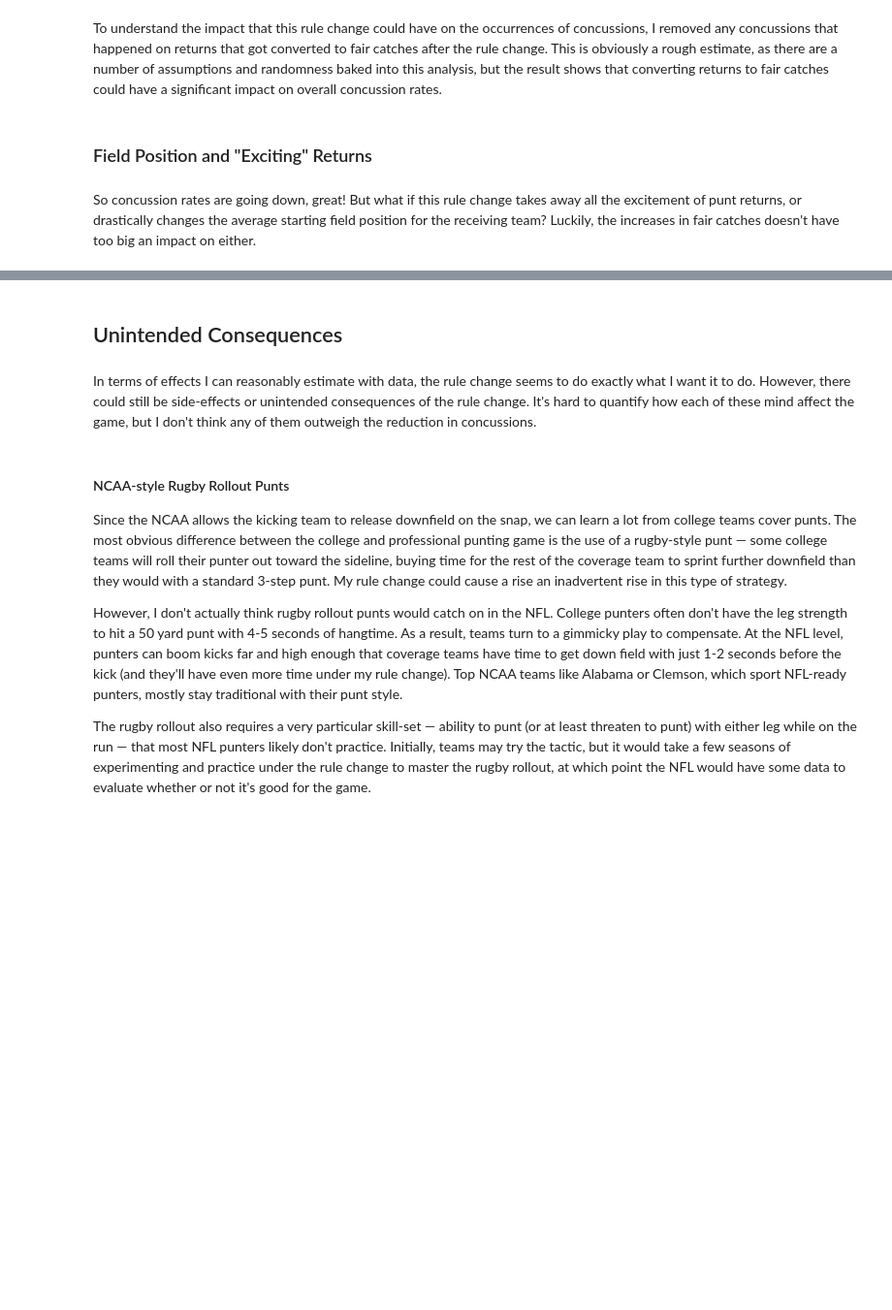
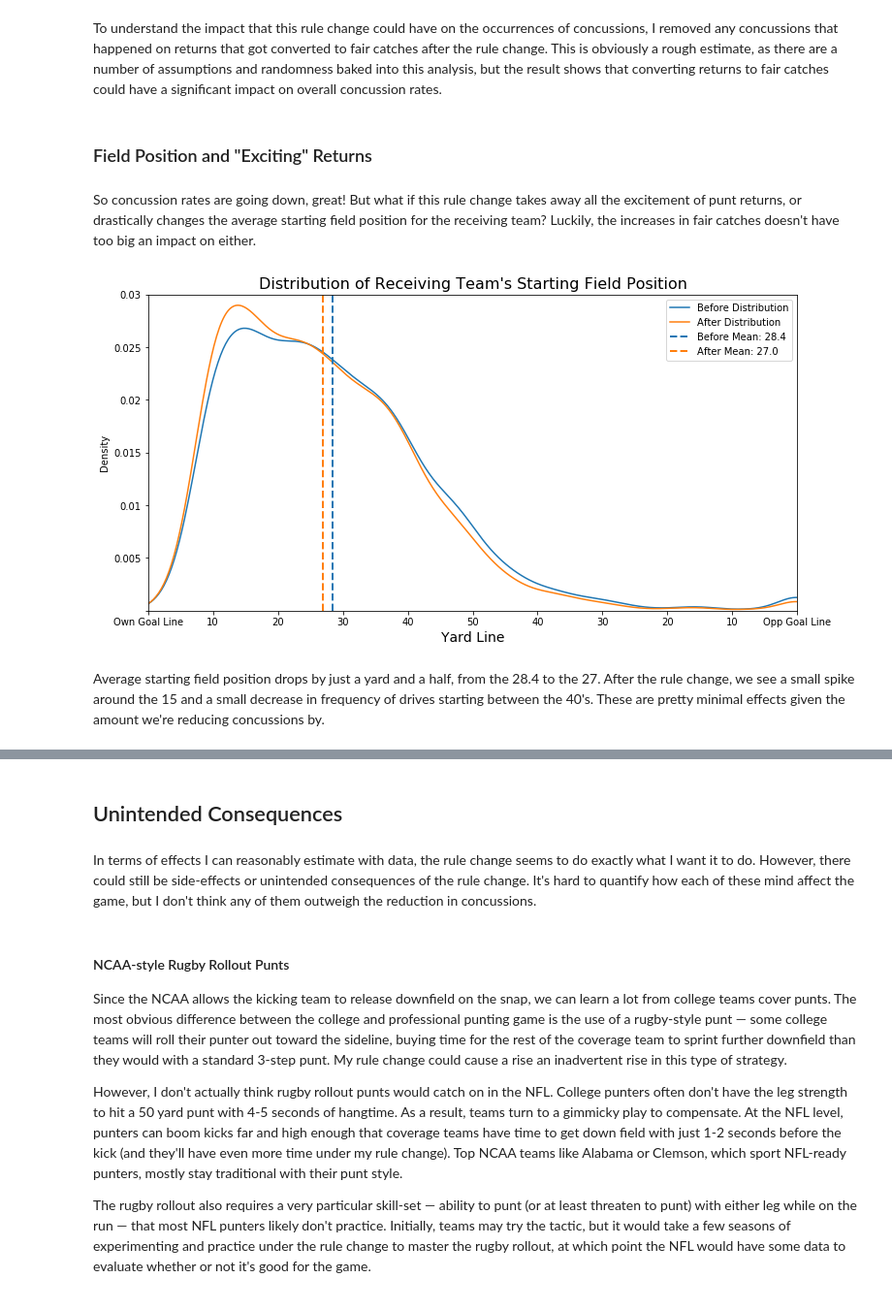
Before and after one commit to alexwainger/NFLPuntAnalytics, a Jupyter notebook: code/analysis.ipynb, the cells around one changed output, grey strips where cells are left out. Shown: that part at 97% size. Cells and saved outputs as stored; diff of their text form; code cells hidden in the pictures; blank space fills up the shorter version.

Commit message:
Density chart

```diff
--- a/code/analysis.ipynb
+++ b/code/analysis.ipynb
@@ -52,10 +53,10 @@ video_review = feather.read_dataframe('../output/video_review.feather')
 # %%
 # Building a master play-level dataset
 aug_play_information = play_information.merge(
-    min_distances[['GameKey', 'PlayID', 'Coverage_Distance']],
+    min_distances[['GameKey', 'PlayID', 'Coverage_Distance', 'Role_k', 'Super_Role_k']],
     on=['GameKey', 'PlayID'], how='left', validate='one_to_one'
 ).merge(
-    second_min_distances[['GameKey', 'PlayID', 'Coverage_Distance']],
+    second_min_distances[['GameKey', 'PlayID', 'Coverage_Distance', 'Role_k', 'Super_Role_k']],
     on=['GameKey', 'PlayID'], how='left', validate='one_to_one',
     suffixes=['_1', '_2']
 ).merge(
@@ -139,14 +163,11 @@ plays_with_return_or_fc = pd.concat(
 )[['GameKey', 'PlayID'] + features + label].dropna()
 
 x_train, x_test, y_train, y_test = train_test_split(
-    plays_with_return_or_fc[features],
-    plays_with_return_or_fc[label],
+    np.array(plays_with_return_or_fc[features]),
+    np.array(plays_with_return_or_fc[label]).ravel(),
     test_size=0.2,
     random_state=0
 )
-
-y_train = y_train.values.ravel()
-y_test = y_test.values.ravel()
 # %%
 parameters = {
     'n_estimators':[10, 50, 100],
@@ -362,4 +385,69 @@ To understand the impact that this rule change could have on the occurrences of
 ### Field Position and "Exciting" Returns
 # %% [markdown]
 So concussion rates are going down, great! But what if this rule change takes away all the excitement of punt returns, or drastically changes the average starting field position for the receiving team? Luckily, the increases in fair catches doesn't have too big an impact on either.
+# %%
+exciting_return_length = 20
+
+adj_plays_with_punts['Next_Poss_Yard_Line'] = adj_plays_with_punts.apply(
+    lambda row:
+        np.nan
+        if row.Punt_Type == 'unreturnable'
+        else 100 - (row.Yard_Line_Absolute + row.Punt_Distance - row.Punt_Return_Length)
+    , axis=1
+)
+
+adj_plays_with_punts['Adj_Next_Poss_Yard_Line'] = adj_plays_with_punts.apply(
+   lambda row:
+        np.nan
+        if row.Adj_Punt_Type == 'unreturnable'
+        else 100 - (row.Yard_Line_Absolute + row.Punt_Distance - row.Adj_Punt_Return_Length)
+    , axis=1
+)
+
+adj_plays_with_returnable_punts = adj_plays_with_punts[
+    adj_plays_with_punts.Has_Return | adj_plays_with_punts.Has_Fair_Catch
+]
+
+ax = pd.DataFrame(
+    {
+        'Before Distribution':adj_plays_with_returnable_punts.Next_Poss_Yard_Line,
+        'After Distribution': adj_plays_with_returnable_punts.Adj_Next_Poss_Yard_Line
+    }
+).plot(
+    kind='density', xlim=(0,100), ylim=(0,.03), figsize=(12,6),
+    title='Distribution of Receiving Team\'s Starting Field Position',
+)
+
+before_mean_yard_line = adj_plays_with_returnable_punts.Next_Poss_Yard_Line.mean()
+after_mean_yard_line = adj_plays_with_returnable_punts.Adj_Next_Poss_Yard_Line.mean()
+
+yard_line_vals = [0,10,20,30,40,50,60,70,80,90,100]
+yard_line_labels = [
+    'Own Goal Line' if x == 0
+    else (
+        'Opp Goal Line' if x == 100
+        else (
+            x if x <= 50
+            else 100-x
+        )
+    ) for x in yard_line_vals]
+ax.set(
+    xlabel="Yard Line", xticks=yard_line_vals, xticklabels=yard_line_labels,
+    yticklabels= [''] + [str(x) for x in ax.get_yticks()[1:]]
+)
+plt.axvline(
+    before_mean_yard_line, linestyle='dashed', color='tab:blue', linewidth=2,
+    label='Before Mean: {:,.1f}'.format(before_mean_yard_line)
+)
+plt.axvline(
+    after_mean_yard_line, linestyle='dashed', color='tab:orange', linewidth=2,
+    label='After Mean: {:,.1f}'.format(after_mean_yard_line)
+)
+ax.xaxis.label.set_size(14)
+ax.title.set_size(16)
+plt.legend();
+# %% [output]
+[figure, added]
+# %% [markdown]
+Average starting field position drops by just a yard and a half, from the 28.4 to the 27. After the rule change, we see a small spike around the 15 and a small decrease in frequency of drives starting between the 40's. These are pretty minimal effects given the amount we're reducing concussions by.
 # %%
```
Also changed, not shown: parts of 17 cells of this notebook.
